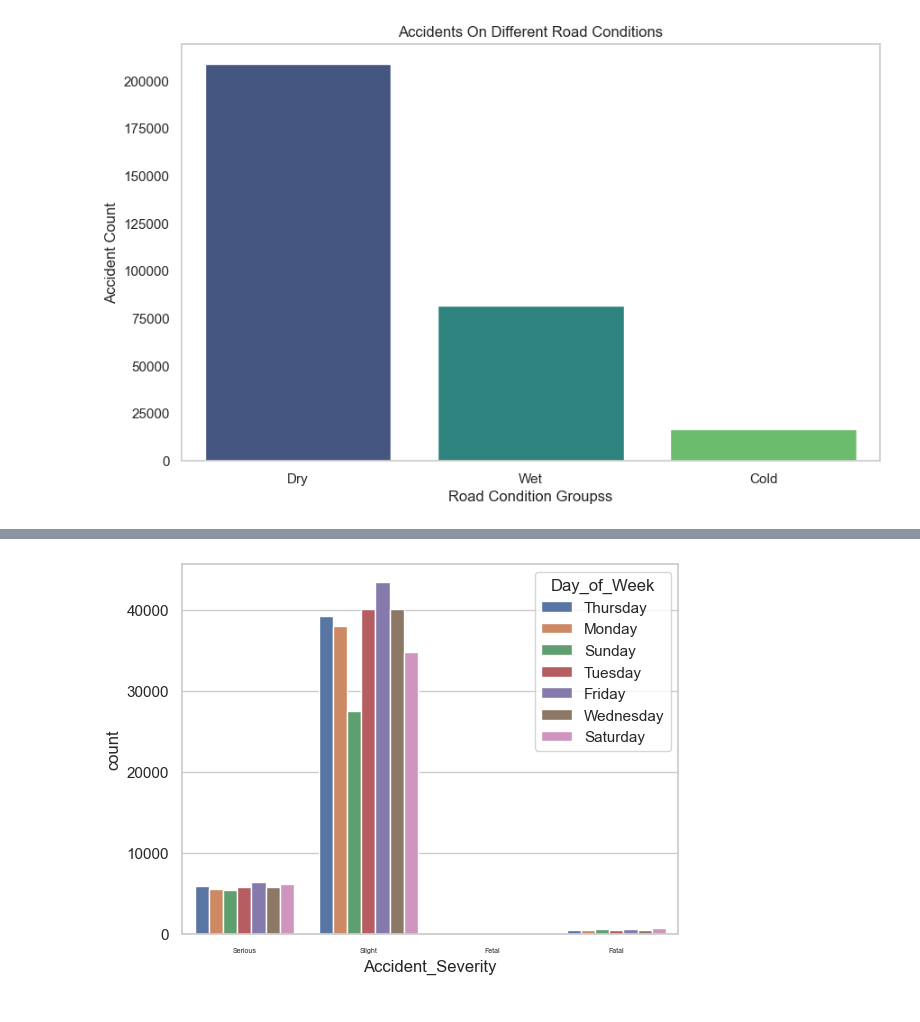
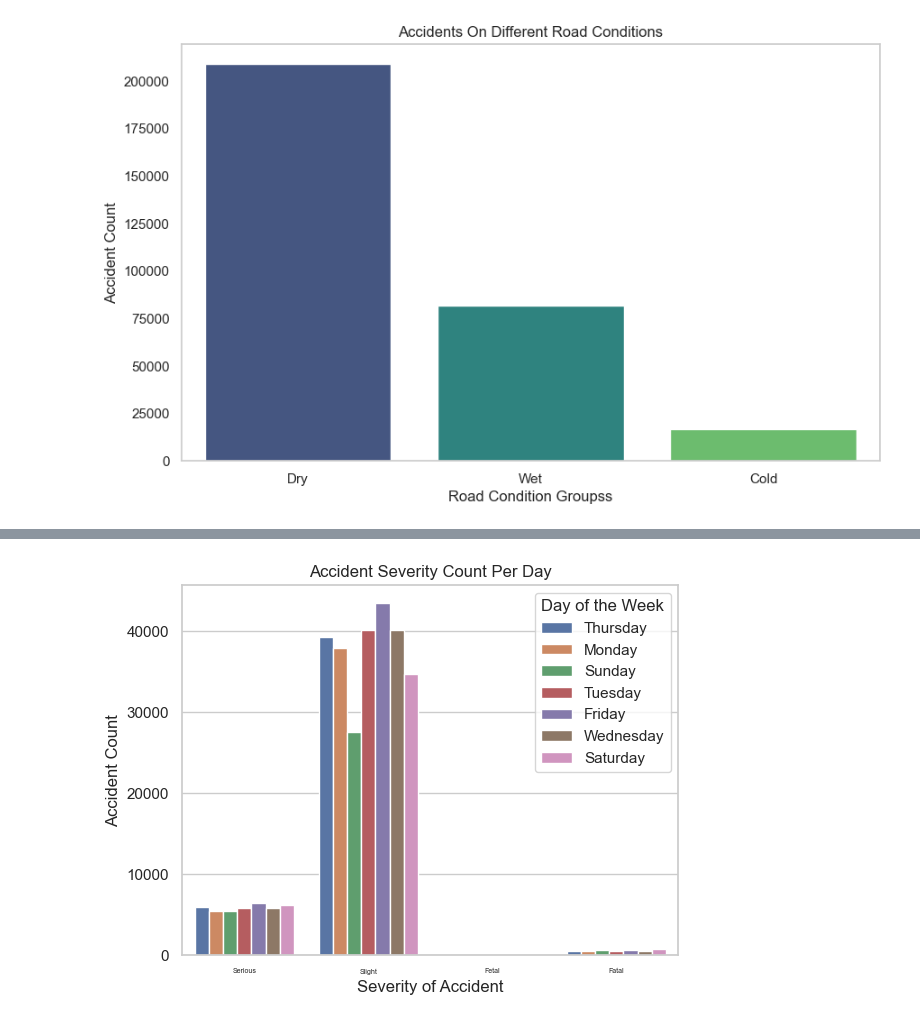
Before and after one commit to jutinwang/A1---CSI4142---GR48, a Jupyter notebook: G48-A1.ipynb, the cells around one changed output, grey strips where cells are left out. Saved outputs shown, nothing was run; the diff lists cells and outputs as text; code cells hidden in the pictures.

```diff
--- a/G48-A1.ipynb
+++ b/G48-A1.ipynb
@@ -457,14 +488,14 @@ r5
 # %%
 # Code for Insight 5
 
 # Creating a countplot
 sns.countplot(data=trafficSet, x="Accident_Severity", hue="Day_of_Week")
 
-# plt.title("Exercise-Induced Angina's Correlation with Heart Disease")
-# plt.xlabel("Heart Disease")
-# plt.ylabel("Count")
-# plt.legend(title="Exercise Angina")
+plt.title("Accident Severity Count Per Day")
+plt.xlabel("Severity of Accident")
+plt.ylabel("Accident Count")
+plt.legend(title="Day of the Week")
 plt.xticks(fontsize=5)
 plt.show()
 # %% [output]
-[figure, old version]
+[figure, new version]
```
Also changed, not shown: parts of 28 cells of this notebook.
